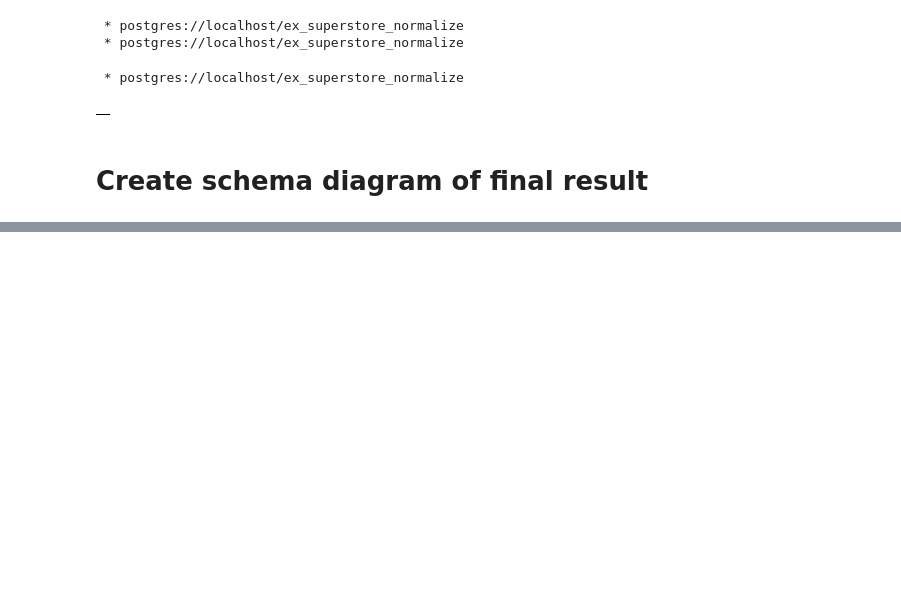
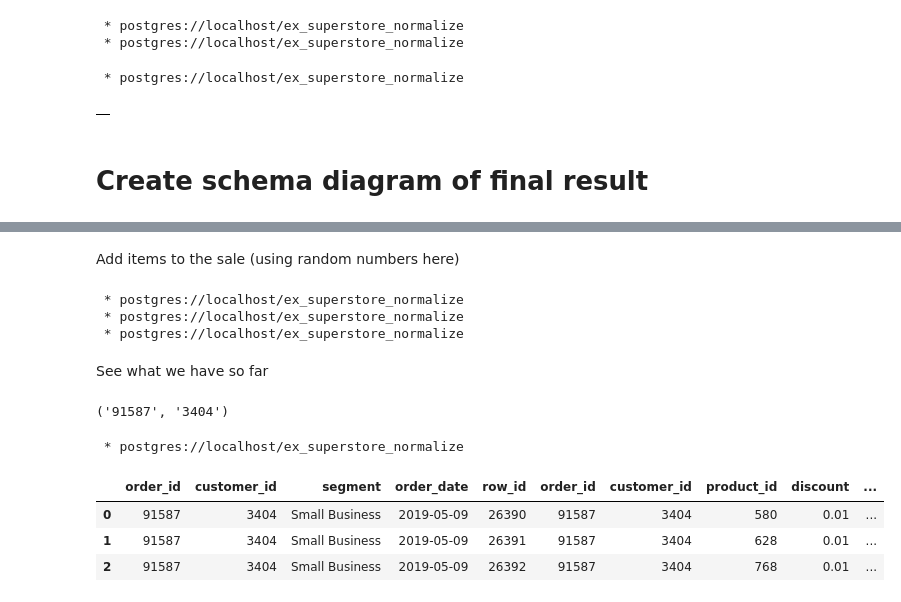
Before and after one commit to j-carson/SQL_practice, a Jupyter notebook: 07_normalize_superstore/My_Answer.ipynb, the cells around one changed output, grey strips where cells are left out. Saved outputs shown, nothing was run; the diff lists cells and outputs as text; code cells hidden in the pictures; blank space fills up the shorter version.

```diff
--- a/07_normalize_superstore/My_Answer.ipynb
+++ b/07_normalize_superstore/My_Answer.ipynb
@@ -730,0 +790,2 @@ graph.write_svg('images/database_schema_diagram.svg', f='svg:cairo', prog='dot')
+# %%
+customer_id = _.loc[0,'customer_id']
@@ -730,0 +796,14 @@ graph.write_svg('images/database_schema_diagram.svg', f='svg:cairo', prog='dot')
+# %%
+query = f"""
+INSERT INTO
+    orders_n (customer_id, segment)
+VALUES
+    ( {customer_id}, 'Small Business'::segment_t)
+RETURNING
+    order_id
+"""
+order_id = %sql $query
+# get the order number out of the returned
+# one-row, one-column table
+order_id = order_id.order_id.iloc[0]
+order_id
@@ -730,0 +835,64 @@ graph.write_svg('images/database_schema_diagram.svg', f='svg:cairo', prog='dot')
+# %% [markdown]
+Add items to the sale (using random numbers here)
+# %%
+random_products = _.product_id.values
+
+# create the sale
+for i,product_id in enumerate(random_products):
+    quantity = i+1
+    query = f"""
+INSERT INTO
+    order_item (order_id,
+                customer_id,
+                product_id,
+                discount,
+                unit_price,
+                base_margin,
+                quantity_ordered_new,
+                sales)
+VALUES (
+    {order_id},
+    {customer_id},
+    {product_id},
+    .01,
+    12.34,
+    11.12,
+    {quantity},
+    12.34 * {quantity}
+);
+"""
+    %sql $query
+# %% [output]
+ * postgres://localhost/ex_superstore_normalize
+ * postgres://localhost/ex_superstore_normalize
+ * postgres://localhost/ex_superstore_normalize
+# %% [markdown]
+See what we have so far
+# %%
+# create string versions of numbers to do string substitution into query below
+s_order_id = str(order_id)
+s_customer_id = str(customer_id)
+s_order_id, s_customer_id
+# %% [output]
+('91587', '3404')
+# %%
+%%sql
+SELECT
+    *
+FROM
+        orders_n
+    JOIN
+        order_item
+    ON
+        orders_n.order_id = order_item.order_id
+WHERE
+        orders_n.customer_id = :s_customer_id
+    AND
+        orders_n.order_id = :s_order_id
+;
+# %% [output]
+ * postgres://localhost/ex_superstore_normalize
+|  | order_id | customer_id | segment | order_date | row_id | order_id | customer_id | product_id | discount | ... |
+| 0 | 91587 | 3404 | Small Business | 2019-05-09 | 26390 | 91587 | 3404 | 580 | 0.01 | ... |
+| 1 | 91587 | 3404 | Small Business | 2019-05-09 | 26391 | 91587 | 3404 | 628 | 0.01 | ... |
+| 2 | 91587 | 3404 | Small Business | 2019-05-09 | 26392 | 91587 | 3404 | 768 | 0.01 | ... |
```
Also changed, not shown: parts of 50 cells of this notebook.
